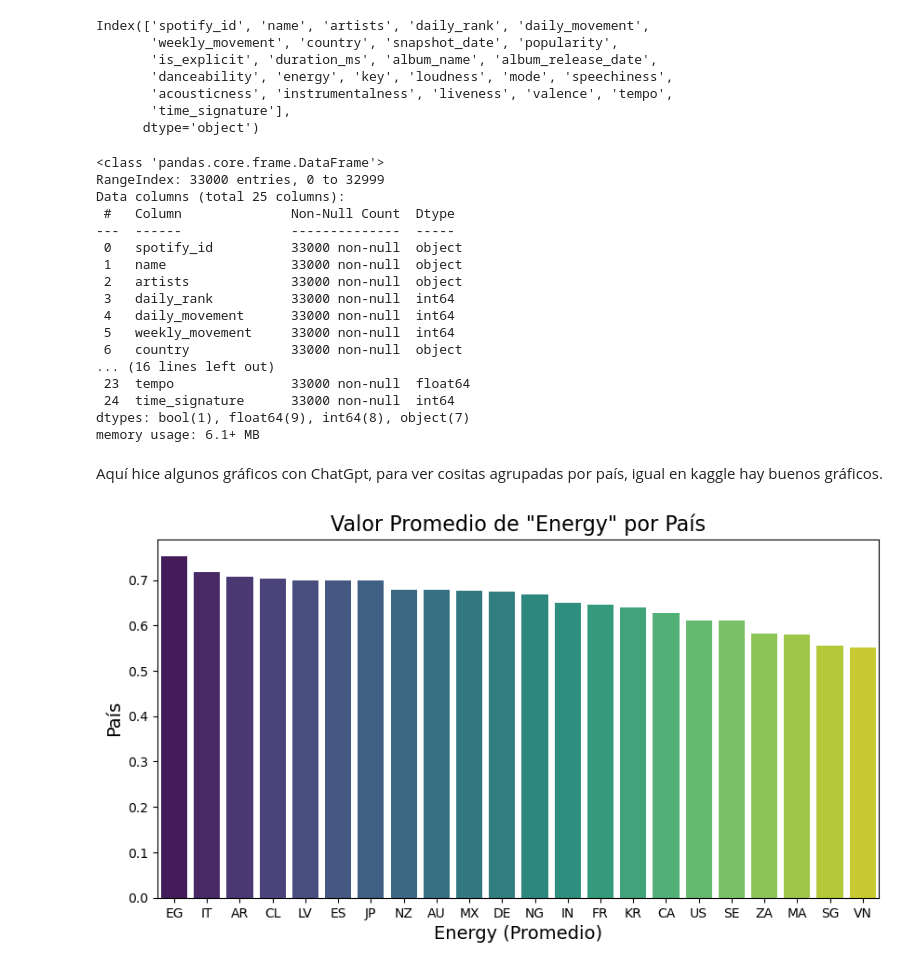
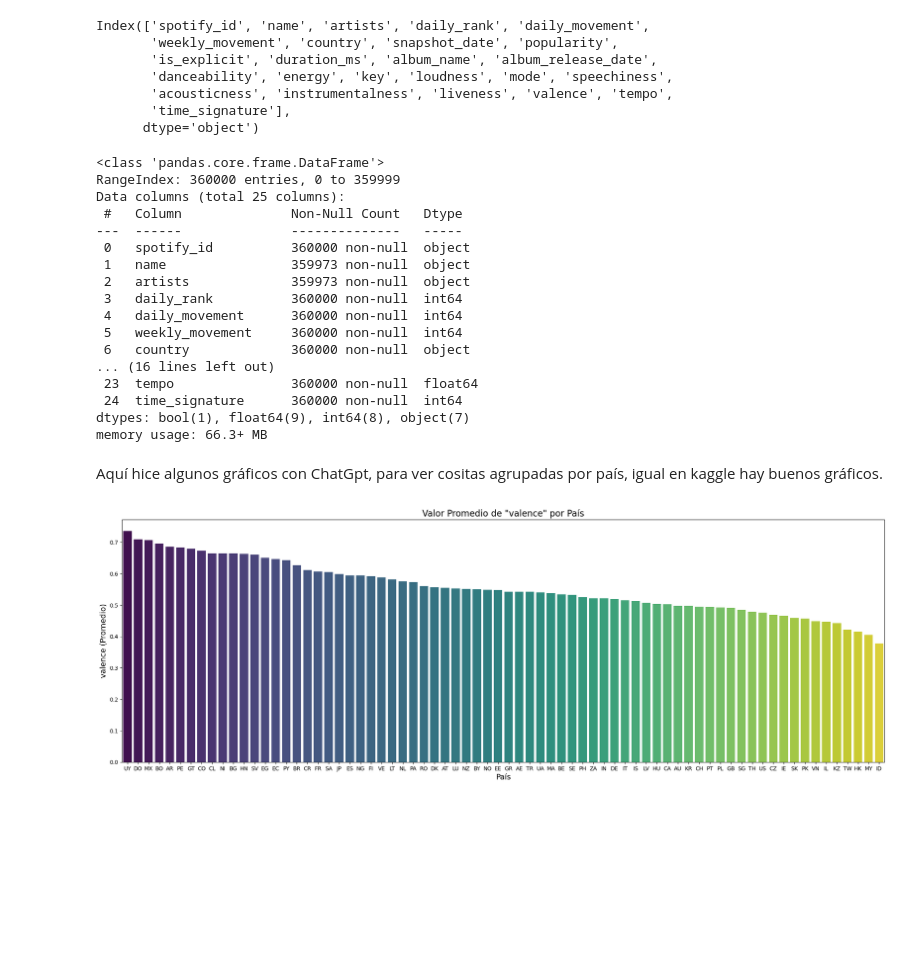
Before and after one commit to IgnacioPalma/Proyecto_Infoviz, a Jupyter notebook: explo.ipynb, the cells around one changed output. Cells and saved outputs as stored; diff of their text form; code cells hidden in the pictures; blank space fills up the shorter version.

```diff
--- a/explo.ipynb
+++ b/explo.ipynb
@@ -74,3 +68,10 @@ paises_seleccionados = ['US', 'CL', 'MX', 'AR', 'CA',  # América
+# %%
+paises_seleccionados = ['ZA', 'VN', 'VE', 'UY', 'US', 'UA', 'TW', 'TR', 'TH', 'SV', 'SK', 'SG', 'SE', 'SA',
+                        'RO', 'PY', 'PT', 'PL', 'PK', 'PH', 'PE', 'PA', 'NZ', 'NO', 'NL', 'NI', 'NG', 'MY',
+                        'MX', 'MA', 'LU', 'LT', 'KZ', 'KR', 'JP', 'IT', 'IS', 'IN', 'IL', 'IE', 'ID', 'HU',
+                        'HN', 'HK', 'GT', 'GR', 'GB', 'FR', 'FI', 'ES', 'EG', 'EE', 'EC', 'DO', 'DK', 'DE',
+                        'CZ', 'CR', 'CO', 'CL', 'CH', 'CA', 'BY', 'BR', 'BO', 'BG', 'BE', 'AU', 'AT', 'AR',
+                        'AE', 'LV']
 # %%
 # Filtrar el DataFrame
 df_filtrado = df[df['country'].isin(paises_seleccionados)]
@@ -79,6 +80,7 @@ df_filtrado = df_filtrado.reset_index(drop=True)
 # %%
 df_filtrado = df.dropna(subset=['name'])
 df_filtrado = df.dropna(subset=['artists'])
+df_filtrado = df.dropna(subset=['spotify_id'])
 # %% [markdown]
 Aquí elegí 1500 canciónes más populares por país, podemos escojer más/menos : más adelante podemos hacer más filtrado, puede que algúnas canciones no sean realmente populares, tipo , popularidad 0 o menos de 50.
 # %%
@@ -93,7 +95,7 @@ for pais in paises_seleccionados:
 
     df_pais_ordenado = df_pais.sort_values(by='popularity', ascending=True)
 
-    df_pais_top100 = df_pais_ordenado.head(1500)
+    df_pais_top100 = df_pais_ordenado.head(5000)
     #volver a juntar
 
     df_final = pd.concat([df_final, df_pais_top100], ignore_index=True)
@@ -111,42 +113,41 @@ Index(['spotify_id', 'name', 'artists', 'daily_rank', 'daily_movement',
 df_final.info()
 # %% [output]
 <class 'pandas.core.frame.DataFrame'>
-RangeIndex: 33000 entries, 0 to 32999
+RangeIndex: 360000 entries, 0 to 359999
 Data columns (total 25 columns):
- #   Column              Non-Null Count  Dtype
----  ------              --------------  -----
- 0   spotify_id          33000 non-null  object
- 1   name                33000 non-null  object
- 2   artists             33000 non-null  object
- 3   daily_rank          33000 non-null  int64
- 4   daily_movement      33000 non-null  int64
- 5   weekly_movement     33000 non-null  int64
- 6   country             33000 non-null  object
+ #   Column              Non-Null Count   Dtype
+---  ------              --------------   -----
+ 0   spotify_id          360000 non-null  object
+ 1   name                359973 non-null  object
+ 2   artists             359973 non-null  object
+ 3   daily_rank          360000 non-null  int64
+ 4   daily_movement      360000 non-null  int64
+ 5   weekly_movement     360000 non-null  int64
+ 6   country             360000 non-null  object
 ... (16 lines left out)
- 23  tempo               33000 non-null  float64
- 24  time_signature      33000 non-null  int64
+ 23  tempo               360000 non-null  float64
+ 24  time_signature      360000 non-null  int64
 dtypes: bool(1), float64(9), int64(8), object(7)
-memory usage: 6.1+ MB
+memory usage: 66.3+ MB
 # %% [markdown]
 Aquí hice algunos gráficos con ChatGpt, para ver cositas agrupadas por país, igual en kaggle hay buenos gráficos.
 # %%
 # Agrupar el DataFrame por país y calcular el valor promedio de 'energy'
-df_energy_avg = df_final.groupby('country')['energy'].mean().reset_index()
+df_energy_avg = df_final.groupby('country')['valence'].mean().reset_index()
+# Ordenar los países por el valor promedio de 'energy'
+df_energy_avg = df_energy_avg.sort_values(by='valence', ascending=False)
 
-# Ordenar los países por el valor promedio de 'energy'
-df_energy_avg = df_energy_avg.sort_values(by='energy', ascending=False)
-
-# Crear un gráfico de barras horizontal usando Seaborn
-plt.figure(figsize=(10, 5))
-sns.barplot(y='energy', x='country', data=df_energy_avg, palette='viridis')
+# Crear un gráfico de barras usando Seaborn
+plt.figure(figsize=(25, 8))
+sns.barplot(y= "valence", x='country', data=df_energy_avg, palette='viridis')
 
 # Añadir título y etiquetas
-plt.title('Valor Promedio de "Energy" por País', fontsize=16)
-plt.xlabel('Energy (Promedio)', fontsize=14)
-plt.ylabel('País', fontsize=14)
+plt.title('Valor Promedio de "valence" por País', fontsize=16)
+plt.ylabel('valence (Promedio)', fontsize=14)
+plt.xlabel('País', fontsize=14)
 
-# Mostrar el gráfico
+
 plt.show()
 # %% [output]
-[figure, old version]
+[figure, new version]
 # %%
```
Also changed, not shown: parts of 9 cells of this notebook, 1 other file.
